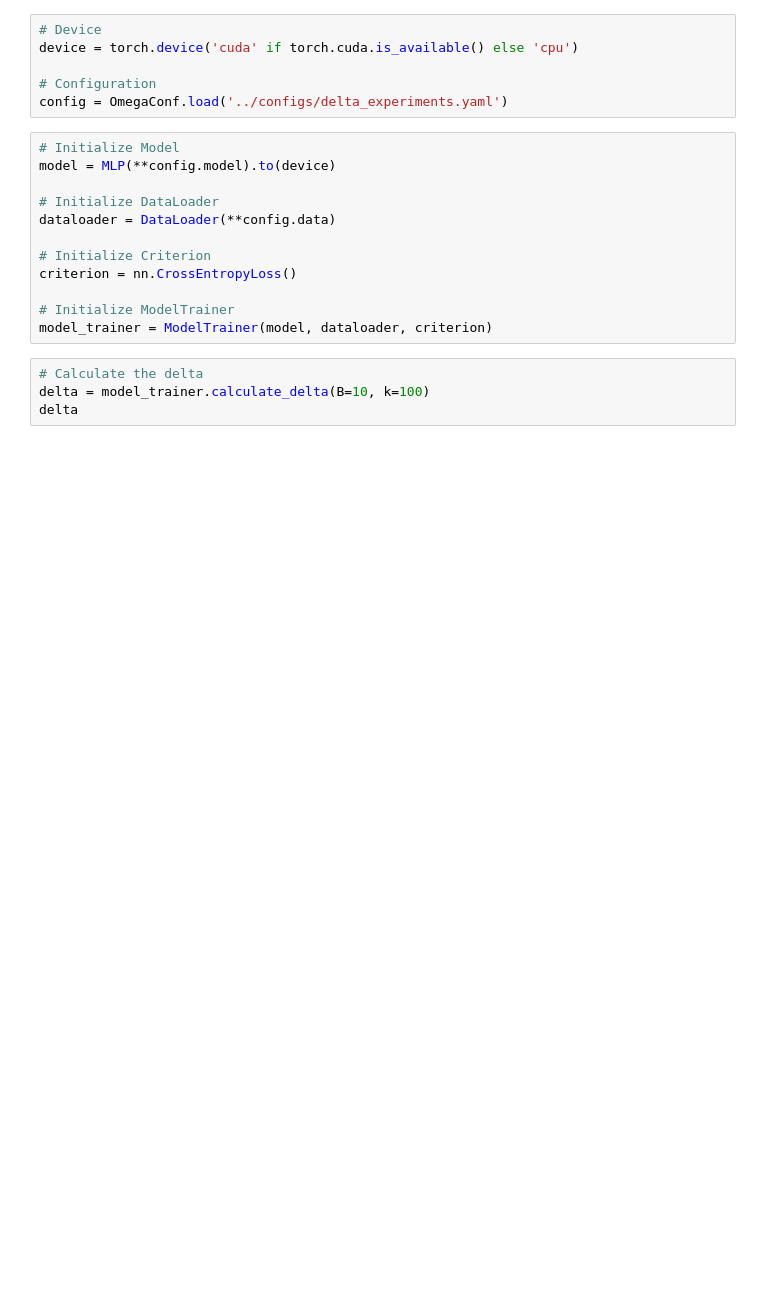
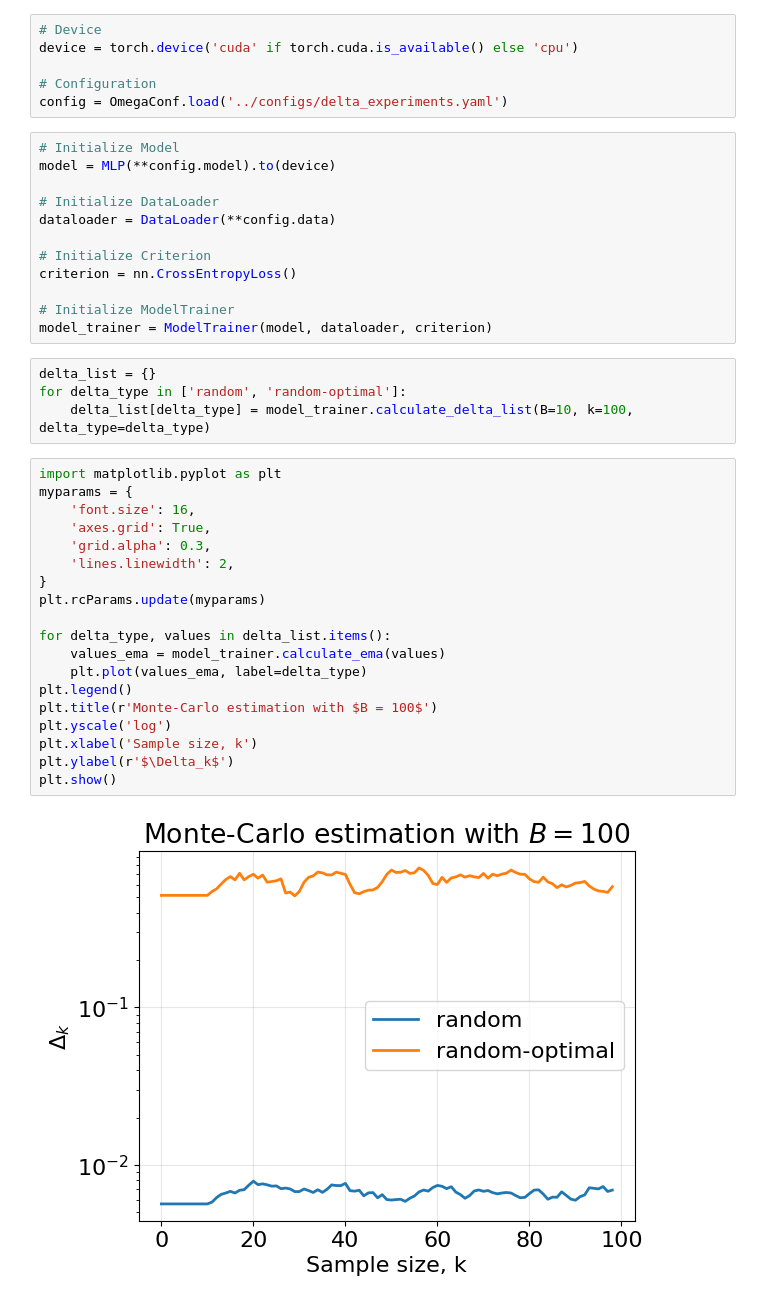
Before and after one commit to kisnikser/loss-landscape-scaling-law, a Jupyter notebook: notebooks/delta_experiments.ipynb, the cells around one changed output. Drawn from its saved outputs; the diff is of its cells as text; blank space fills up the shorter version.

Commit message:
add delta plots

```diff
--- a/notebooks/delta_experiments.ipynb
+++ b/notebooks/delta_experiments.ipynb
@@ -196,7 +275,28 @@ criterion = nn.CrossEntropyLoss()
 
 # Initialize ModelTrainer
 model_trainer = ModelTrainer(model, dataloader, criterion)
-# %%
-# Calculate the delta
-delta = model_trainer.calculate_delta(B=10, k=100)
-delta
+# %%
+delta_list = {}
+for delta_type in ['random', 'random-optimal']:
+    delta_list[delta_type] = model_trainer.calculate_delta_list(B=10, k=100, delta_type=delta_type)
+# %%
+import matplotlib.pyplot as plt
+myparams = {
+    'font.size': 16,
+    'axes.grid': True,
+    'grid.alpha': 0.3,
+    'lines.linewidth': 2,
+}
+plt.rcParams.update(myparams)
+
+for delta_type, values in delta_list.items():
+    values_ema = model_trainer.calculate_ema(values)
+    plt.plot(values_ema, label=delta_type)
+plt.legend()
+plt.title(r'Monte-Carlo estimation with $B = 100$')
+plt.yscale('log')
+plt.xlabel('Sample size, k')
+plt.ylabel(r'$\Delta_k$')
+plt.show()
+# %% [output]
+[figure, added]
```
Also changed, not shown: parts of 1 cell of this notebook.
